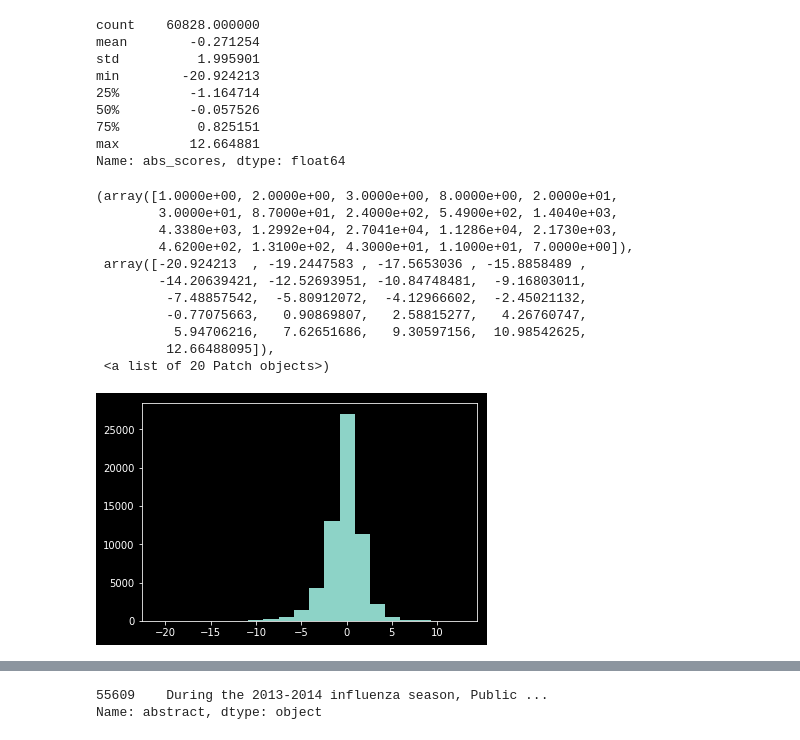
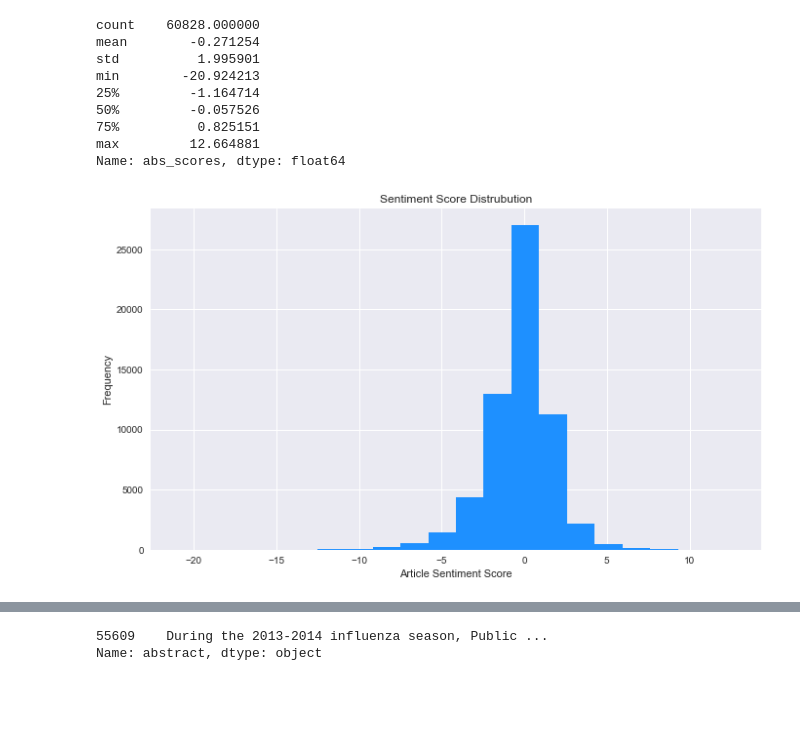
Before and after one commit to methoddatascience/Ara, a Jupyter notebook: Client Project 1/JupyterNotebooks/DocClusteringSentimentAnalysis.ipynb, the cells around one changed output, grey strips where cells are left out. Cells and saved outputs as stored; diff of their text form; code cells hidden in the pictures; blank space fills up the shorter version.

```diff
--- a/Client Project 1/JupyterNotebooks/DocClusteringSentimentAnalysis.ipynb
+++ b/Client Project 1/JupyterNotebooks/DocClusteringSentimentAnalysis.ipynb
@@ -302,19 +320,13 @@ min        -20.924213
 75%          0.825151
 max         12.664881
 Name: abs_scores, dtype: float64
-# %%
-plt.style.use("dark_background")
-plt.hist(df['abs_scores'],bins=20)
-# %% [output]
-(array([1.0000e+00, 2.0000e+00, 3.0000e+00, 8.0000e+00, 2.0000e+01,
-        3.0000e+01, 8.7000e+01, 2.4000e+02, 5.4900e+02, 1.4040e+03,
-        4.3380e+03, 1.2992e+04, 2.7041e+04, 1.1286e+04, 2.1730e+03,
-        4.6200e+02, 1.3100e+02, 4.3000e+01, 1.1000e+01, 7.0000e+00]),
- array([-20.924213  , -19.2447583 , -17.5653036 , -15.8858489 ,
-        -14.20639421, -12.52693951, -10.84748481,  -9.16803011,
-         -7.48857542,  -5.80912072,  -4.12966602,  -2.45021132,
-         -0.77075663,   0.90869807,   2.58815277,   4.26760747,
-          5.94706216,   7.62651686,   9.30597156,  10.98542625,
-         12.66488095]),
- <a list of 20 Patch objects>)
-[figure, removed]
+# %%
+plt.style.use("seaborn")
+plt.figure(figsize=(10,6))
+plt.hist(df['abs_scores'],bins=20,color='dodgerblue')
+plt.ylabel("Frequency")
+plt.xlabel("Article Sentiment Score")
+plt.title("Sentiment Score Distrubution")
+plt.show()
+# %% [output]
+[figure, added]
```
Also changed, not shown: parts of 25 cells of this notebook, 2 other files.
